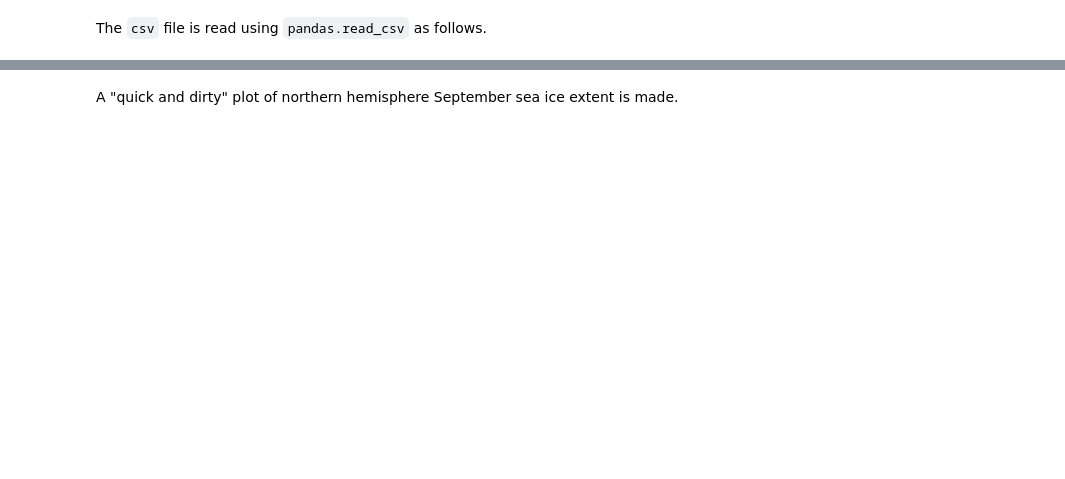
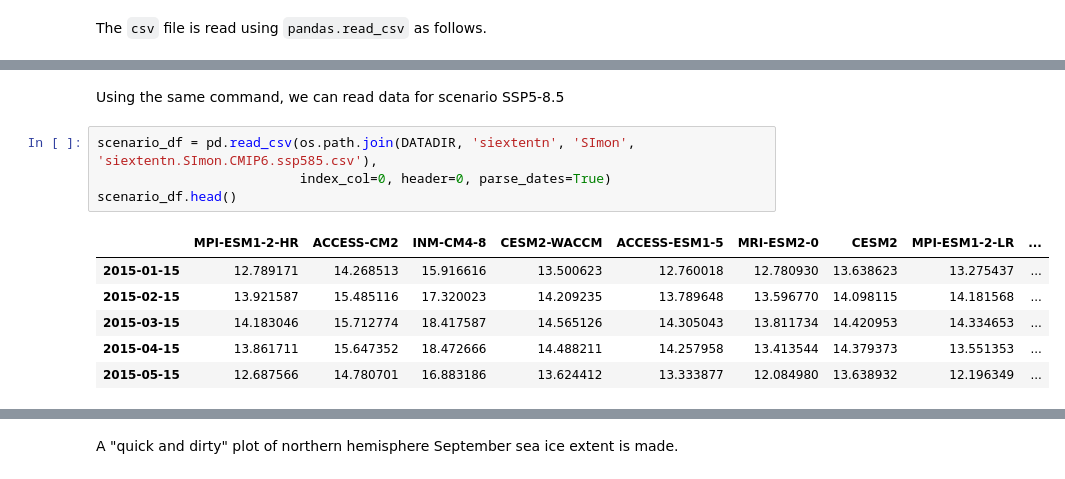
Before and after one commit to andypbarrett/cmip6, a Jupyter notebook: notebooks/process_and_plot_siextentn.ipynb, the cells around one changed output, grey strips where cells are left out. Drawn from its saved outputs; the diff is of its cells as text; blank space fills up the shorter version.

```diff
--- a/notebooks/process_and_plot_siextentn.ipynb
+++ b/notebooks/process_and_plot_siextentn.ipynb
@@ -119,3 +127,16 @@ df.head()
 | 1850-03-15 | 15.522406 | 17.105118 | 18.558460 | 15.387679 | 15.301144 | 15.225739 | 16.476192 | ... |
 | 1850-04-15 | 15.146090 | 16.801937 | 18.207396 | 15.451011 | 14.589539 | 15.264583 | 16.144020 | ... |
 | 1850-05-15 | 13.729387 | 15.766763 | 16.393532 | 14.638363 | 13.233748 | 14.512105 | 15.310038 | ... |
+# %% [markdown]
+Using the same command, we can read data for scenario SSP5-8.5
+# %%
+scenario_df = pd.read_csv(os.path.join(DATADIR, 'siextentn', 'SImon', 'siextentn.SImon.CMIP6.ssp585.csv'),
+                          index_col=0, header=0, parse_dates=True)
+scenario_df.head()
+# %% [output]
+|  | MPI-ESM1-2-HR | ACCESS-CM2 | INM-CM4-8 | CESM2-WACCM | ACCESS-ESM1-5 | MRI-ESM2-0 | CESM2 | MPI-ESM1-2-LR | ... |
+| 2015-01-15 | 12.789171 | 14.268513 | 15.916616 | 13.500623 | 12.760018 | 12.780930 | 13.638623 | 13.275437 | ... |
+| 2015-02-15 | 13.921587 | 15.485116 | 17.320023 | 14.209235 | 13.789648 | 13.596770 | 14.098115 | 14.181568 | ... |
+| 2015-03-15 | 14.183046 | 15.712774 | 18.417587 | 14.565126 | 14.305043 | 13.811734 | 14.420953 | 14.334653 | ... |
+| 2015-04-15 | 13.861711 | 15.647352 | 18.472666 | 14.488211 | 14.257958 | 13.413544 | 14.379373 | 13.551353 | ... |
+| 2015-05-15 | 12.687566 | 14.780701 | 16.883186 | 13.624412 | 13.333877 | 12.084980 | 13.638932 | 12.196349 | ... |
```
Also changed, not shown: parts of 17 cells of this notebook.
